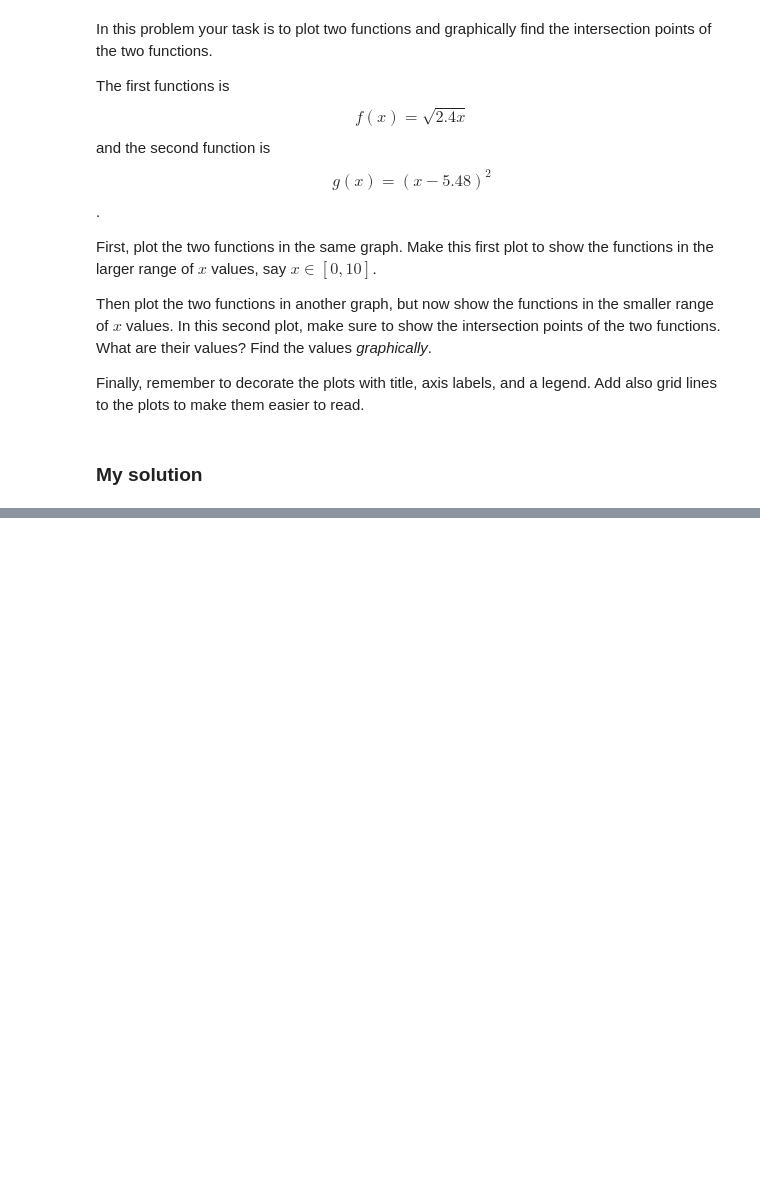
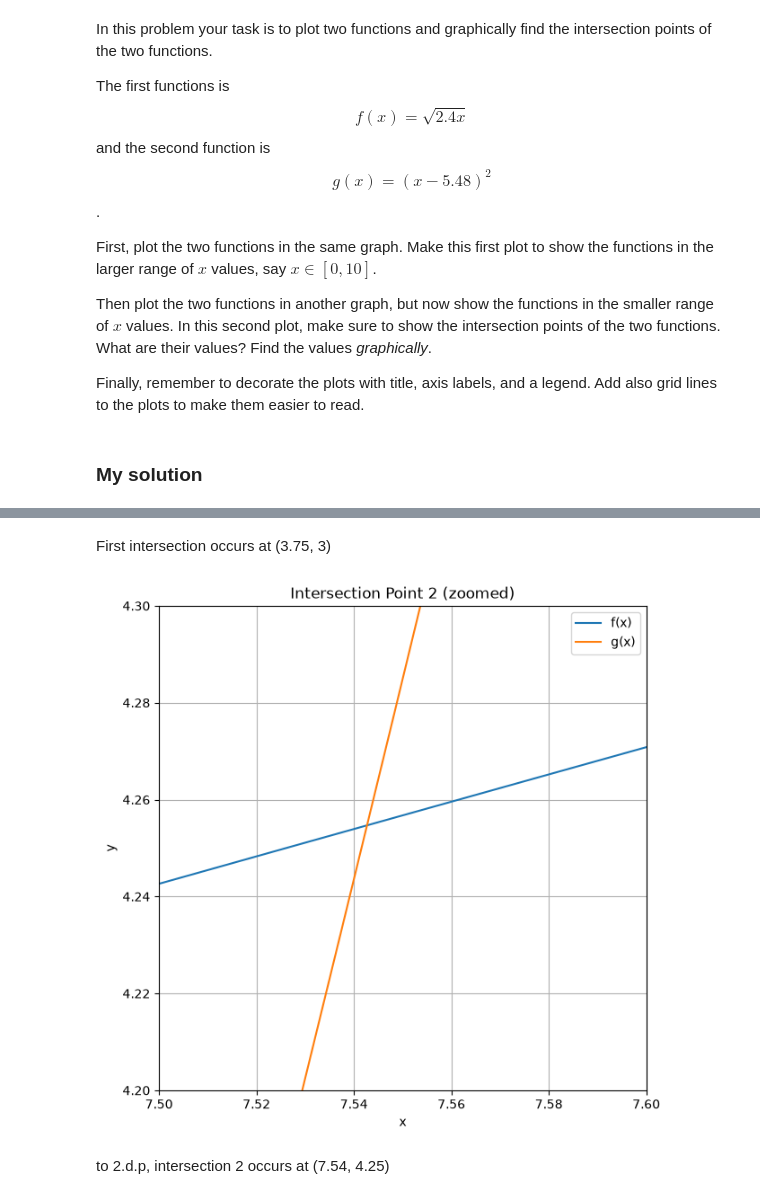
Before and after one commit to sam-henderson26/Python-Labs-1, a Jupyter notebook: Sam_Henderson_Lab2_.ipynb, the cells around one changed output, grey strips where cells are left out. Cells and saved outputs as stored; diff of their text form; code cells hidden in the pictures; blank space fills up the shorter version.

```diff
--- a/Sam_Henderson_Lab2_.ipynb
+++ b/Sam_Henderson_Lab2_.ipynb
@@ -123,0 +153,18 @@ lines to the plots to make them easier to read.
+# %% [markdown]
+First intersection occurs at (3.75, 3)
+# %%
+plt.figure(figsize = (7,7))
+plt.plot(x, f, label='f(x)')
+plt.plot(x, g, label='g(x)')
+plt.xlim(7.5, 7.6)
+plt.ylim(4.2, 4.3)
+plt.title("Intersection Point 2 (zoomed)")
+plt.xlabel("x")
+plt.ylabel("y")
+plt.legend()
+plt.grid(True)
+plt.show()
+# %% [output]
+[figure, added]
+# %% [markdown]
+to 2.d.p, intersection 2 occurs at (7.54, 4.25)
```
Also changed, not shown: parts of 6 cells of this notebook.
